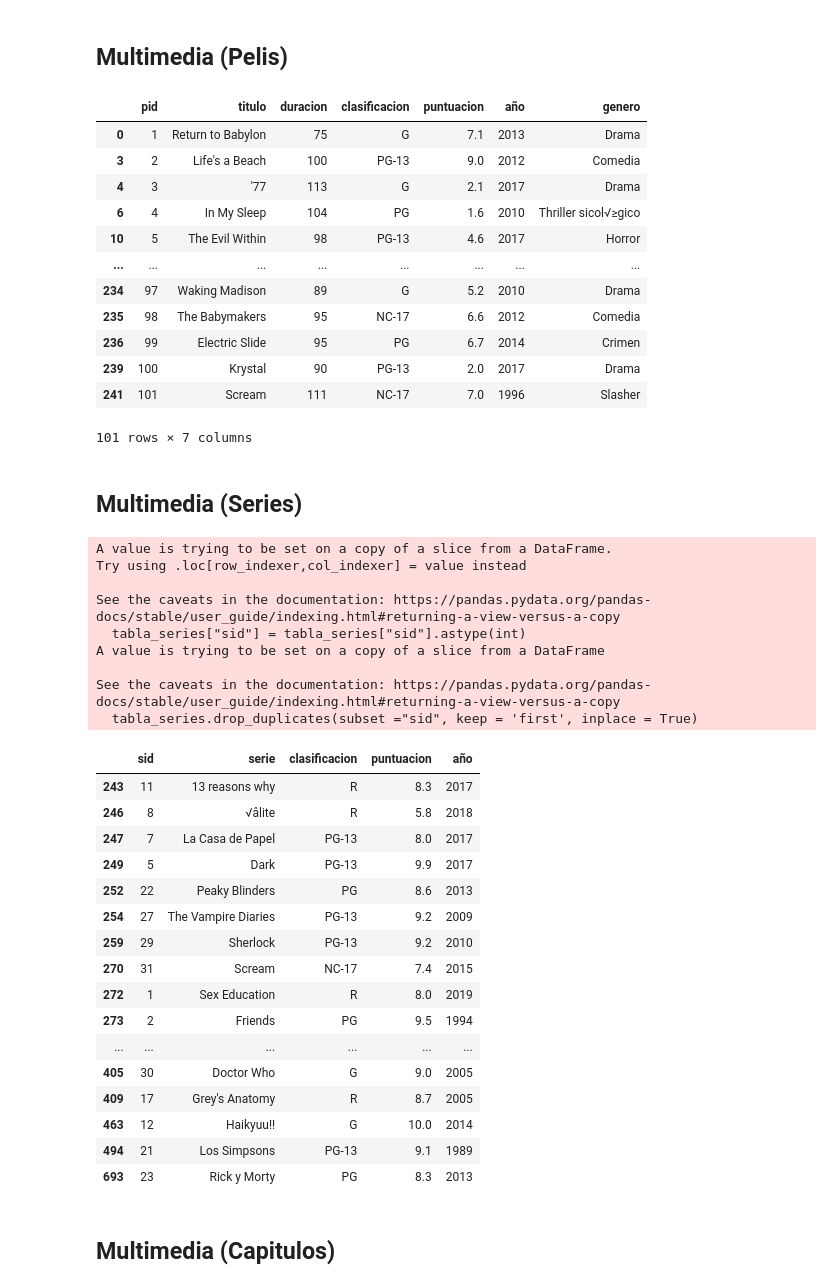
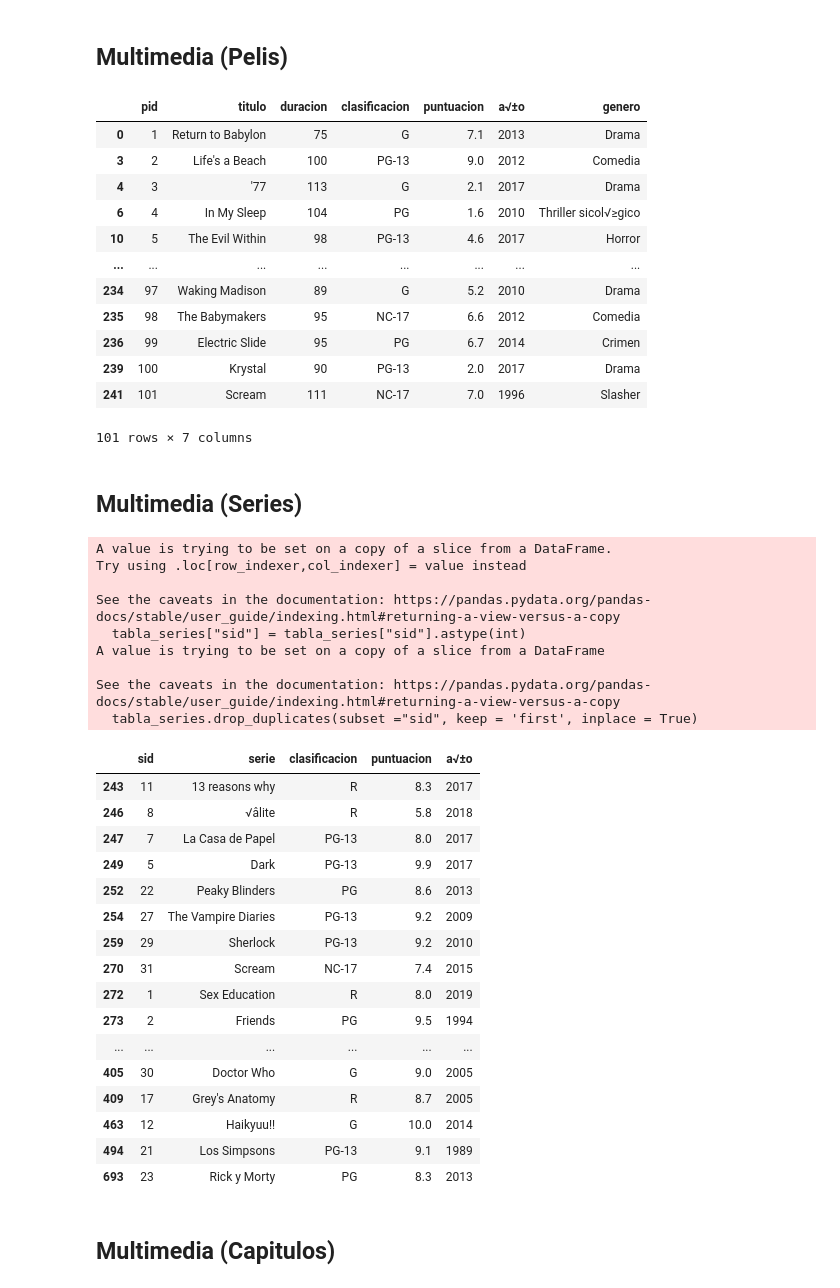
Before and after one commit to VicenteGarayR/Gatos-de-base, a Jupyter notebook: Entrega3/CSV/data_impar.ipynb, the cells around one changed output. Cells and saved outputs as stored; diff of their text form; code cells hidden in the pictures.

```diff
--- a/Entrega3/CSV/data_impar.ipynb
+++ b/Entrega3/CSV/data_impar.ipynb
@@ -47,4 +38,4 @@ df_multimedia.head()
 # %%
-df_multimedia.rename(columns={'a√±o': 'año'}, inplace=True)
+#df_multimedia.rename(columns={'a√±o': 'año'}, inplace=True)
 df_multimedia
 # %% [output]
@@ -207,13 +198,13 @@ See the caveats in the documentation: https://pandas.pydata.org/pandas-docs/stab
 # %%
 # Limpiamos el dataframe de multimedia para que solo contenga películas
 pelis_multi = df_multimedia[df_multimedia['pid'].notnull()]
 pelis_multi = pelis_multi.drop(columns=['sid', 'cid', 'numero', 'serie'])
-tabla_peliculas = pelis_multi[['pid', 'titulo', 'duracion', 'clasificacion', 'puntuacion', "año", "genero"]]
+tabla_peliculas = pelis_multi[['pid', 'titulo', 'duracion', 'clasificacion', 'puntuacion', "a√±o", "genero"]]
 tabla_peliculas["pid"] = tabla_peliculas["pid"].astype(int)
 tabla_peliculas.drop_duplicates(subset ="pid", keep = 'first', inplace = True)
 tabla_peliculas #PK: pid
 # %% [output]
-|  | pid | titulo | duracion | clasificacion | puntuacion | año | genero |
+|  | pid | titulo | duracion | clasificacion | puntuacion | a√±o | genero |
 | 0 | 1 | Return to Babylon | 75 | G | 7.1 | 2013 | Drama |
 | 3 | 2 | Life's a Beach | 100 | PG-13 | 9.0 | 2012 | Comedia |
 | 4 | 3 | '77 | 113 | G | 2.1 | 2017 | Drama |
@@ -232,7 +223,7 @@ tabla_peliculas #PK: pid
 # Sacamos todas las películas que hay dentro de df_multimedia
 series_multi = df_multimedia[df_multimedia['pid'].isnull()]
 series_multi = series_multi.drop(['pid'], axis=1)
-tabla_series = series_multi[['sid', 'serie', 'clasificacion', 'puntuacion', "año"]] #PK: sid
+tabla_series = series_multi[['sid', 'serie', 'clasificacion', 'puntuacion', "a√±o"]] #PK: sid
 tabla_series["sid"] = tabla_series["sid"].astype(int)
 tabla_series.drop_duplicates(subset ="sid", keep = 'first', inplace = True)
 tabla_series #PK: sid
@@ -246,7 +237,7 @@ A value is trying to be set on a copy of a slice from a DataFrame
 
 See the caveats in the documentation: https://pandas.pydata.org/pandas-docs/stable/user_guide/indexing.html#returning-a-view-versus-a-copy
   tabla_series.drop_duplicates(subset ="sid", keep = 'first', inplace = True)
-|  | sid | serie | clasificacion | puntuacion | año |
+|  | sid | serie | clasificacion | puntuacion | a√±o |
 | 243 | 11 | 13 reasons why | R | 8.3 | 2017 |
 | 246 | 8 | √âlite | R | 5.8 | 2018 |
 | 247 | 7 | La Casa de Papel | PG-13 | 8.0 | 2017 |
```
Also changed, not shown: parts of 8 cells of this notebook, 21 other files.
